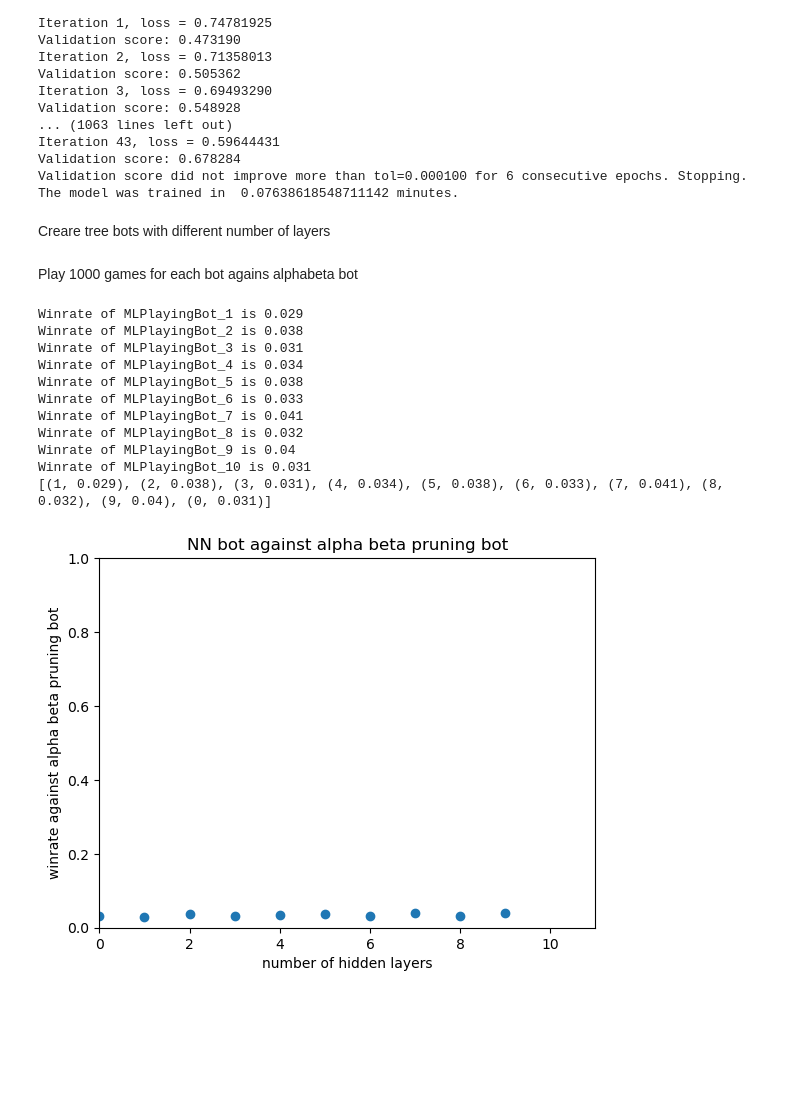
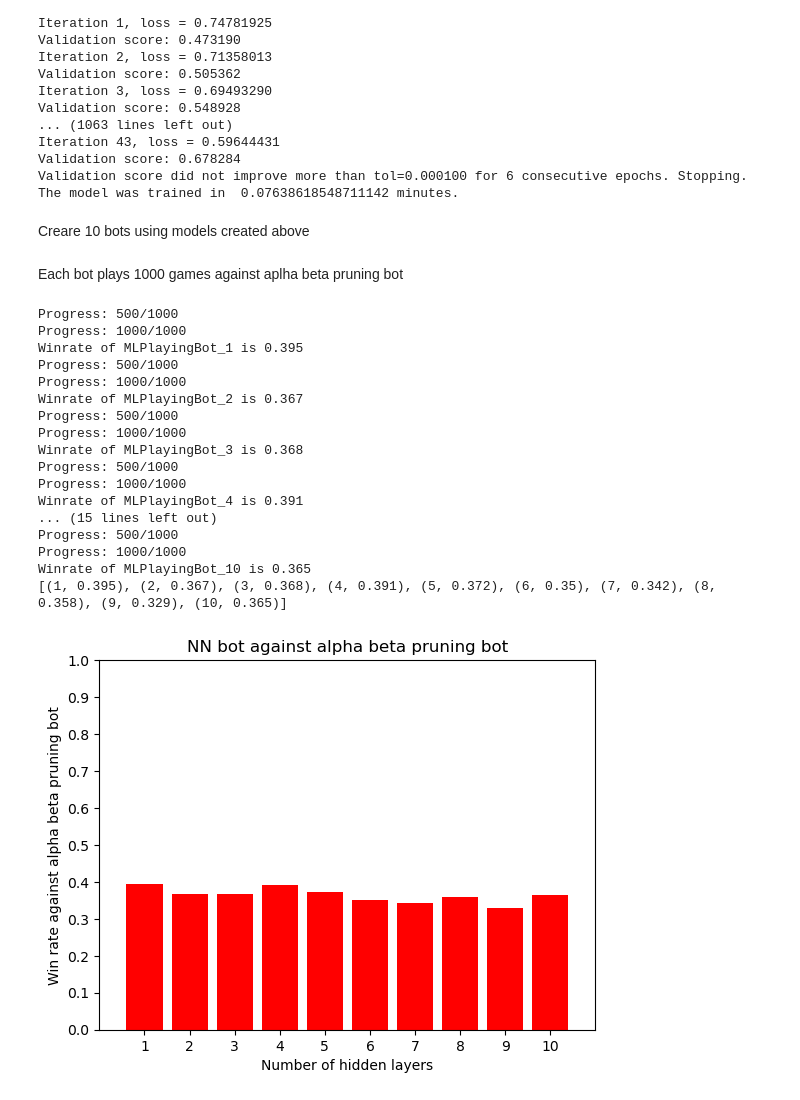
Before and after one commit to Vseonym/Project-Intelligent-Systems, a Jupyter notebook: Project_related/Experiment.ipynb, the cells around one changed output. Cells and saved outputs as stored; diff of their text form; code cells hidden in the pictures; blank space fills up the shorter version.

Commit message:
pillar diagram

```diff
--- a/Project_related/Experiment.ipynb
+++ b/Project_related/Experiment.ipynb
@@ -37,41 +38,49 @@ Iteration 43, loss = 0.59644431
 Validation score: 0.678284
 Validation score did not improve more than tol=0.000100 for 6 consecutive epochs. Stopping.
 The model was trained in  0.07638618548711142 minutes.
-# %% [markdown]
-Creare tree bots with different number of layers
+# %% [markdown]
+Creare 10 bots using models created above
 # %%
 path  = "NN_model"
 bots = []
 for numberOfLayers in range(1,11):
     model_location = pathlib.Path("NN_models") / ("NN_model" + "_10" * numberOfLayers)
     bots.append(NNPlayingBot(model_location=model_location, name = "MLPlayingBot_" + str(numberOfLayers)))
-# %% [markdown]
-Play 1000 games for each bot agains alphabeta bot
+# %% [markdown]
+Each bot plays 1000 games against aplha beta pruning bot
 # %%
 alphabeta_bot = AlphaBetaBot("Alpha-Beta_bot")
 data = []
 for bot in bots:
-    data.append((int(bot._Bot__name[-1]), play_games_and_return_stats(bot, alphabeta_bot, 100)))
+    data.append((int(''.join([char for char in bot._Bot__name if char not in "MLPlayingBot_"])), play_games_and_return_stats(bot, alphabeta_bot, 1000)))
     print(f"Winrate of {bot._Bot__name} is {data[-1][1]}")
 print(data)
 x, y = zip(*data)
-plt.scatter(x, y)
-plt.xlabel('number of hidden layers')
-plt.ylabel('winrate against alpha beta pruning bot')
+plt.bar(x, y, color=(1,0,0))
+plt.xlabel('Number of hidden layers')
+plt.ylabel('Win rate against alpha beta pruning bot')
 plt.title('NN bot against alpha beta pruning bot')
 plt.xlim(0, 11)
 plt.ylim(0, 1)
+plt.xticks(x)
+plt.yticks([0.0,0.1,0.2,0.3,0.4,0.5,0.6,0.7,0.8,0.9,1])
 plt.show()
 # %% [output]
-Winrate of MLPlayingBot_1 is 0.029
-Winrate of MLPlayingBot_2 is 0.038
-Winrate of MLPlayingBot_3 is 0.031
-Winrate of MLPlayingBot_4 is 0.034
-Winrate of MLPlayingBot_5 is 0.038
-Winrate of MLPlayingBot_6 is 0.033
-Winrate of MLPlayingBot_7 is 0.041
-Winrate of MLPlayingBot_8 is 0.032
-Winrate of MLPlayingBot_9 is 0.04
-Winrate of MLPlayingBot_10 is 0.031
-[(1, 0.029), (2, 0.038), (3, 0.031), (4, 0.034), (5, 0.038), (6, 0.033), (7, 0.041), (8, 0.032), (9, 0.04), (0, 0.031)]
+Progress: 500/1000
+Progress: 1000/1000
+Winrate of MLPlayingBot_1 is 0.395
+Progress: 500/1000
+Progress: 1000/1000
+Winrate of MLPlayingBot_2 is 0.367
+Progress: 500/1000
+Progress: 1000/1000
+Winrate of MLPlayingBot_3 is 0.368
+Progress: 500/1000
+Progress: 1000/1000
+Winrate of MLPlayingBot_4 is 0.391
+... (15 lines left out)
+Progress: 500/1000
+Progress: 1000/1000
+Winrate of MLPlayingBot_10 is 0.365
+[(1, 0.395), (2, 0.367), (3, 0.368), (4, 0.391), (5, 0.372), (6, 0.35), (7, 0.342), (8, 0.358), (9, 0.329), (10, 0.365)]
-[figure, old version]
+[figure, new version]
```
Also changed, not shown: parts of 6 cells of this notebook, 2 other files.
